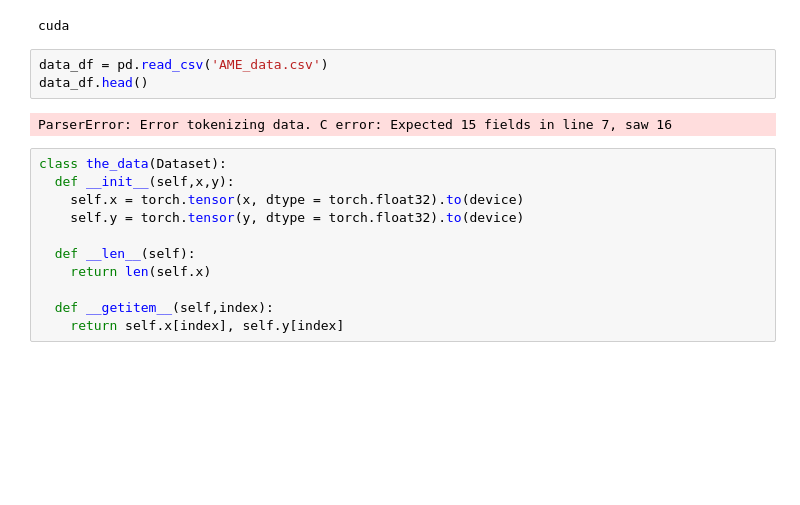
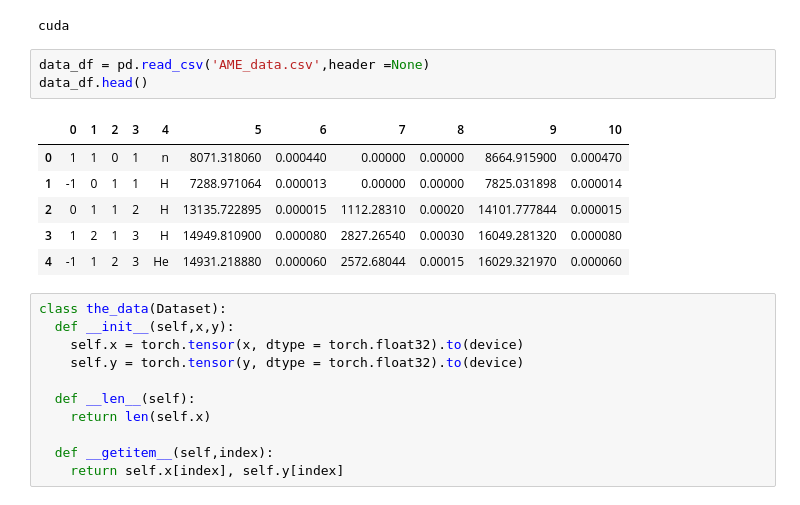
Before and after one commit to LoneWolf2026/Neural-Network-for-Nuclear-Binding-Energy-Prediction-, a Jupyter notebook: Nuclear_Binding_Energy_ResNet.ipynb, the cells around one changed output. Drawn from its saved outputs; the diff is of its cells as text; blank space fills up the shorter version.

```diff
--- a/Nuclear_Binding_Energy_ResNet.ipynb
+++ b/Nuclear_Binding_Energy_ResNet.ipynb
@@ -154,10 +130,15 @@ print(device)
 # %% [output]
 cuda
 # %%
-data_df = pd.read_csv('AME_data.csv')
+data_df = pd.read_csv('AME_data.csv',header =None)
 data_df.head()
 # %% [output]
-ParserError: Error tokenizing data. C error: Expected 15 fields in line 7, saw 16
+|  | 0 | 1 | 2 | 3 | 4 | 5 | 6 | 7 | 8 | 9 | 10 |
+| 0 | 1 | 1 | 0 | 1 | n | 8071.318060 | 0.000440 | 0.00000 | 0.00000 | 8664.915900 | 0.000470 |
+| 1 | -1 | 0 | 1 | 1 | H | 7288.971064 | 0.000013 | 0.00000 | 0.00000 | 7825.031898 | 0.000014 |
+| 2 | 0 | 1 | 1 | 2 | H | 13135.722895 | 0.000015 | 1112.28310 | 0.00020 | 14101.777844 | 0.000015 |
+| 3 | 1 | 2 | 1 | 3 | H | 14949.810900 | 0.000080 | 2827.26540 | 0.00030 | 16049.281320 | 0.000080 |
+| 4 | -1 | 1 | 2 | 3 | He | 14931.218880 | 0.000060 | 2572.68044 | 0.00015 | 16029.321970 | 0.000060 |
 # %%
 class the_data(Dataset):
   def __init__(self,x,y):
```
Also changed, not shown: parts of 3 cells of this notebook.
